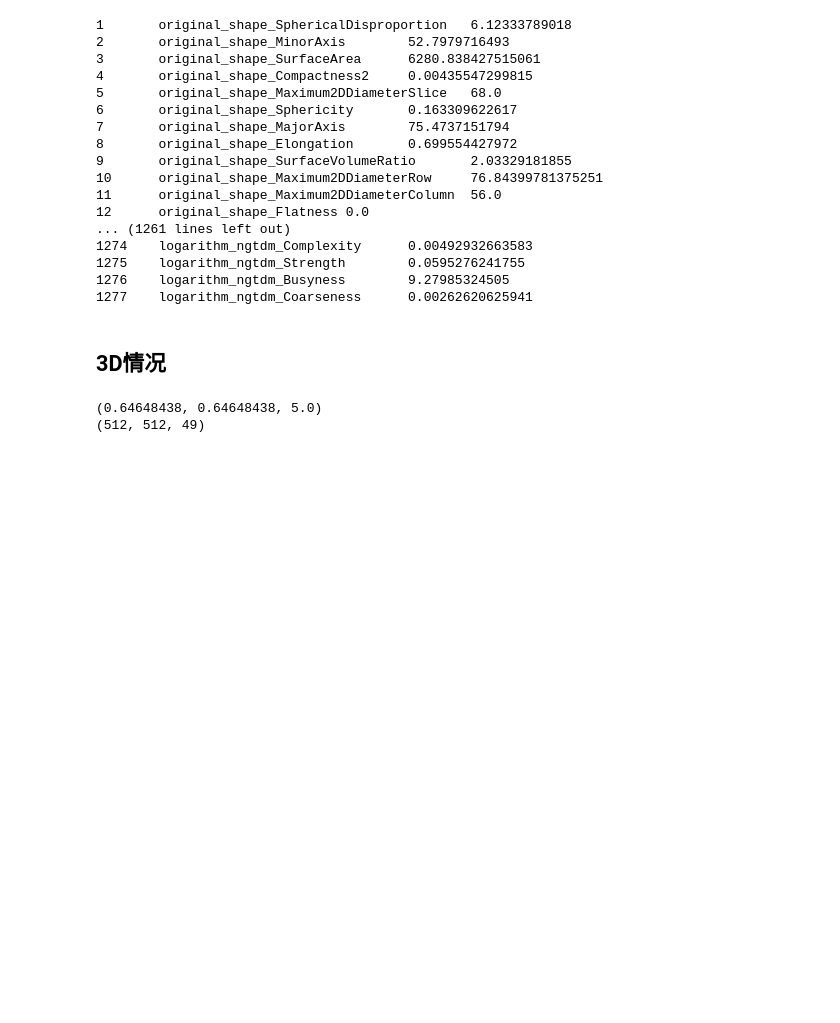
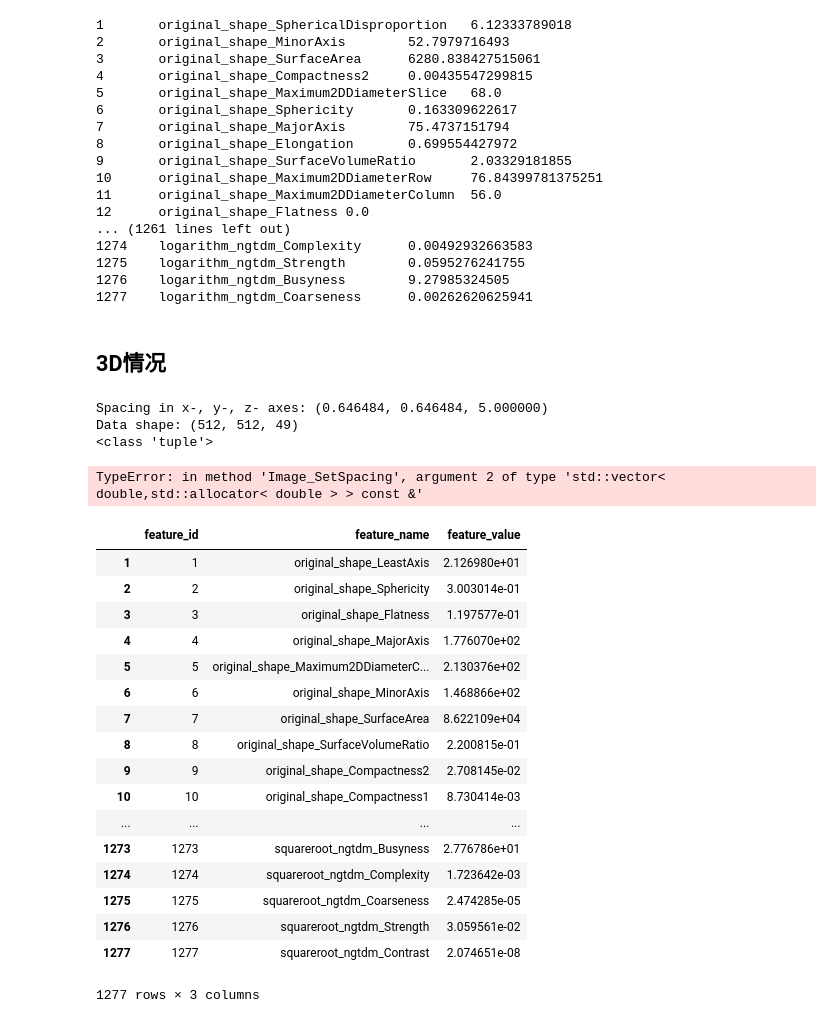
Before and after one commit to chansigit/SouthernExtractor, a Jupyter notebook: NI_Images.ipynb, the cells around one changed output. Cells and saved outputs as stored; diff of their text form; code cells hidden in the pictures; blank space fills up the shorter version.

```diff
--- a/NI_Images.ipynb
+++ b/NI_Images.ipynb
@@ -197,11 +197,28 @@ contourPath = "C:/Users/chensj/Desktop/ITKSNP/3d/Untitled.nii"
 ni_slice  = nib.load(slicePath)
 ni_contour  = nib.load(contourPath)
 
-data = np.array(ni_slice.get_data())
-print(ni_slice.header.get_zooms())
-print(data.shape)
-#data = np.array(ni_slice.get_data()).reshape(512,512).transpose()
-#contour=np.array(ni_contour.get_data()).reshape(512,512).transpose()
+data = np.array(ni_slice.get_data()).transpose((1,0,2))
+contour= np.array(ni_contour.get_data()).transpose((1,0,2))
+print("Spacing in x-, y-, z- axes: (%.6f, %.6f, %.6f)"%ni_slice.header.get_zooms())
+print("Data shape: "+str(data.shape))
+print(type(ni_slice.header.get_zooms()))
+
+sitk_data    = sitk.GetImageFromArray(data)
+sitk_data.SetSpacing(ni_slice.header.get_zooms())
+sitk_contour = sitk.GetImageFromArray(contour)
+sitk_contour.SetSpacing(ni_slice.header.get_zooms())
+
+
+pyplot.imshow(data[:,:,23],    cmap=pyplot.cm.hot)
+pyplot.imshow(contour[:,:,18], cmap=pyplot.cm.hot)
+pyplot.show()
 # %% [output]
-(0.64648438, 0.64648438, 5.0)
-(512, 512, 49)
+Spacing in x-, y-, z- axes: (0.646484, 0.646484, 5.000000)
+Data shape: (512, 512, 49)
+<class 'tuple'>
+TypeError: in method 'Image_SetSpacing', argument 2 of type 'std::vector< double,std::allocator< double > > const &'
+# %%
+extractor = featureextractor.RadiomicsFeaturesExtractor()
+extractor.enableAllImageTypes()
+extractor.enableAllFeatures()
+result = extractor.execute(sitk_data, sitk_contour)
@@ -207,0 +228,36 @@ print(data.shape)
+# %%
+#import pickle,six
+#result=pickle.load(open("result.tmp","rb"))
+import pandas as pd
+df = pd.DataFrame(columns=['feature_id', 'feature_name', 'feature_value'])
+cnt =1
+for key, val in six.iteritems(result):
+    if key.startswith("general"):
+        continue
+    df.loc[cnt]=[cnt, key, val]
+    cnt+=1
+
+xlsxWriter = pd.ExcelWriter('output.xlsx')
+df.to_excel(xlsxWriter,sheet_name='radiomics',index=False)
+xlsxWriter.save()
+# %%
+df
+# %% [output]
+|  | feature_id | feature_name | feature_value |
+| 1 | 1 | original_shape_LeastAxis | 2.126980e+01 |
+| 2 | 2 | original_shape_Sphericity | 3.003014e-01 |
+| 3 | 3 | original_shape_Flatness | 1.197577e-01 |
+| 4 | 4 | original_shape_MajorAxis | 1.776070e+02 |
+| 5 | 5 | original_shape_Maximum2DDiameterC... | 2.130376e+02 |
+| 6 | 6 | original_shape_MinorAxis | 1.468866e+02 |
+| 7 | 7 | original_shape_SurfaceArea | 8.622109e+04 |
+| 8 | 8 | original_shape_SurfaceVolumeRatio | 2.200815e-01 |
+| 9 | 9 | original_shape_Compactness2 | 2.708145e-02 |
+| 10 | 10 | original_shape_Compactness1 | 8.730414e-03 |
+| ... | ... | ... | ... |
+| 1273 | 1273 | squareroot_ngtdm_Busyness | 2.776786e+01 |
+| 1274 | 1274 | squareroot_ngtdm_Complexity | 1.723642e-03 |
+| 1275 | 1275 | squareroot_ngtdm_Coarseness | 2.474285e-05 |
+| 1276 | 1276 | squareroot_ngtdm_Strength | 3.059561e-02 |
+| 1277 | 1277 | squareroot_ngtdm_Contrast | 2.074651e-08 |
+1277 rows × 3 columns
```
Also changed, not shown: parts of 1 cell of this notebook, 5 other files.
